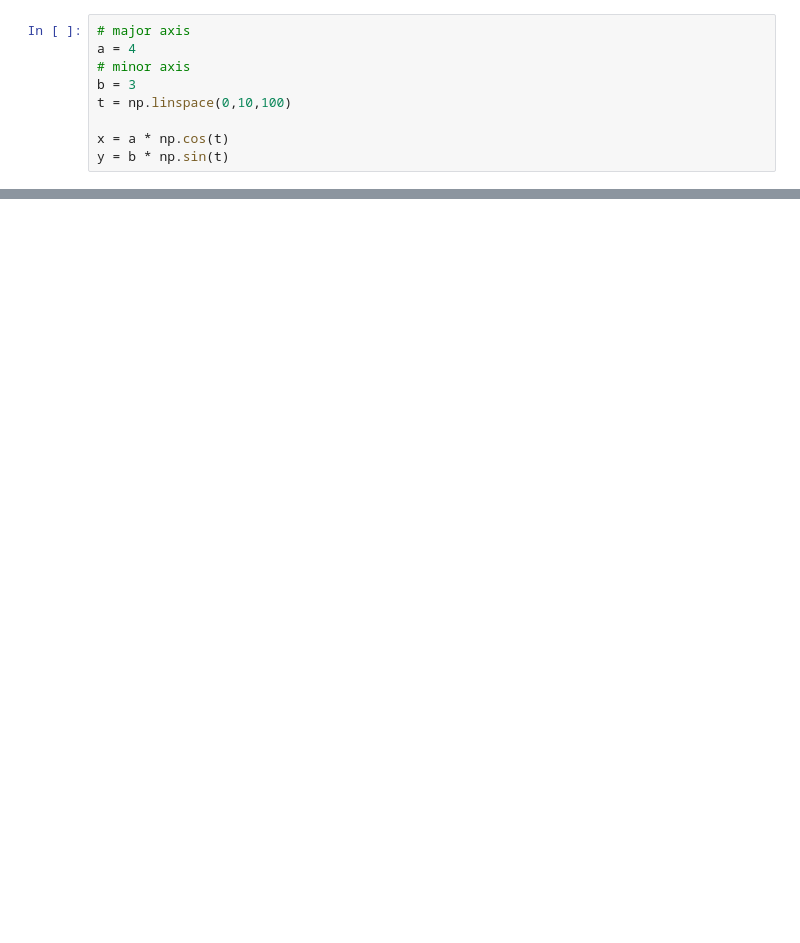
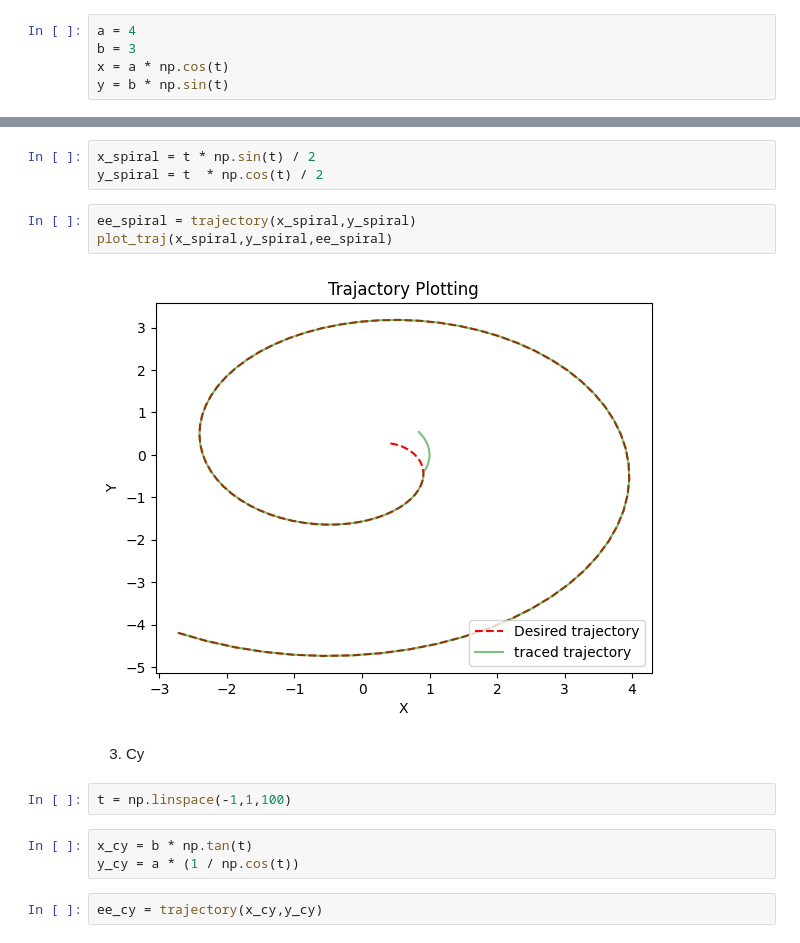
Before and after one commit to VardanMittal/Introduction-to-Robotics, a Jupyter notebook: Assignment 1/Solver.ipynb, the cells around one changed output, grey strips where cells are left out. Saved outputs shown, nothing was run; the diff lists cells and outputs as text; blank space fills up the shorter version.

```diff
--- a/Assignment 1/Solver.ipynb
+++ b/Assignment 1/Solver.ipynb
@@ -33,9 +10,5 @@ DHRobot: Planar 2 link, 2 joints (RR), dynamics, standard DH parameters
 # %%
-# major axis
 a = 4
-# minor axis
 b = 3
-t = np.linspace(0,10,100)
-
 x = a * np.cos(t)
 y = b * np.sin(t)
@@ -63,0 +23,17 @@ plt.show()
+# %%
+x_spiral = t * np.sin(t) / 2
+y_spiral = t  * np.cos(t) / 2
+# %%
+ee_spiral = trajectory(x_spiral,y_spiral)
+plot_traj(x_spiral,y_spiral,ee_spiral)
+# %% [output]
+[figure, added]
+# %% [markdown]
+3. Cy
+# %%
+t = np.linspace(-1,1,100)
+# %%
+x_cy = b * np.tan(t)
+y_cy = a * (1 / np.cos(t))
+# %%
+ee_cy = trajectory(x_cy,y_cy)
```
Also changed, not shown: parts of 12 cells of this notebook, 1 other file.
